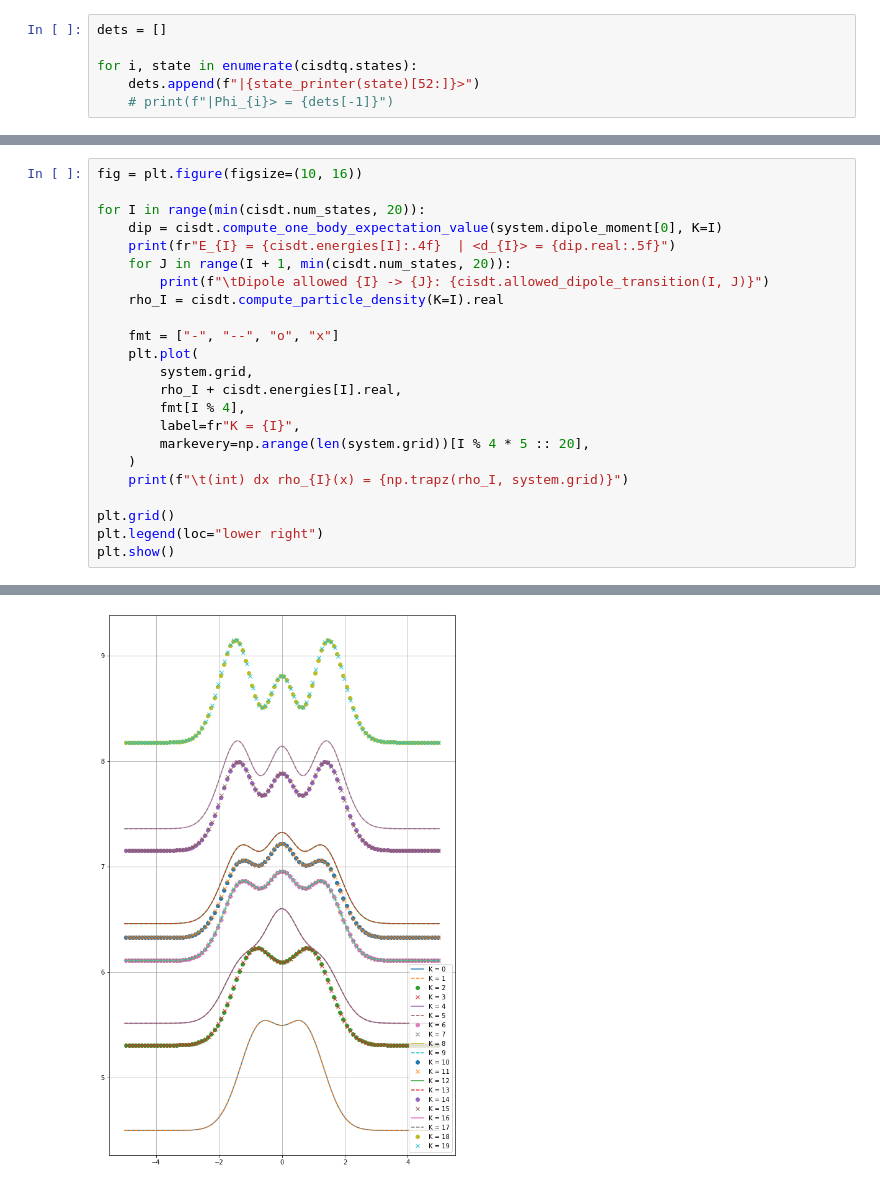
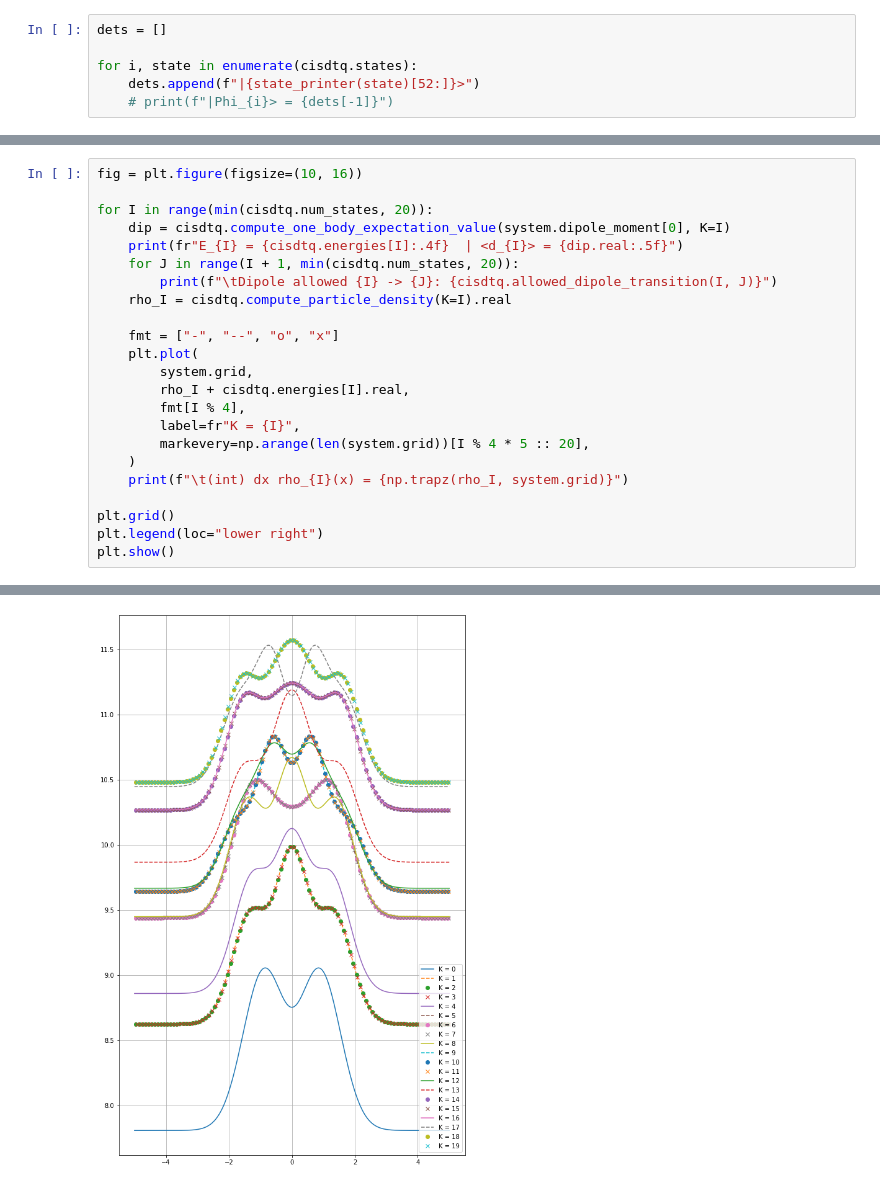
Before and after one commit to HyQD/configuration-interaction, a Jupyter notebook: scripts/four-spins.ipynb, the cells around one changed output, grey strips where cells are left out. Drawn from its saved outputs; the diff is of its cells as text.

Commit message:
Add working runs demonstrating spin states

```diff
--- a/scripts/four-spins.ipynb
+++ b/scripts/four-spins.ipynb
@@ -219,17 +217,17 @@ for i in range(cisdtq.num_states):
 # %%
 fig = plt.figure(figsize=(10, 16))
 
-for I in range(min(cisdt.num_states, 20)):
-    dip = cisdt.compute_one_body_expectation_value(system.dipole_moment[0], K=I)
-    print(fr"E_{I} = {cisdt.energies[I]:.4f}  | <d_{I}> = {dip.real:.5f}")
-    for J in range(I + 1, min(cisdt.num_states, 20)):
-        print(f"\tDipole allowed {I} -> {J}: {cisdt.allowed_dipole_transition(I, J)}")
-    rho_I = cisdt.compute_particle_density(K=I).real
+for I in range(min(cisdtq.num_states, 20)):
+    dip = cisdtq.compute_one_body_expectation_value(system.dipole_moment[0], K=I)
+    print(fr"E_{I} = {cisdtq.energies[I]:.4f}  | <d_{I}> = {dip.real:.5f}")
+    for J in range(I + 1, min(cisdtq.num_states, 20)):
+        print(f"\tDipole allowed {I} -> {J}: {cisdtq.allowed_dipole_transition(I, J)}")
+    rho_I = cisdtq.compute_particle_density(K=I).real
 
     fmt = ["-", "--", "o", "x"]
     plt.plot(
         system.grid,
-        rho_I + cisdt.energies[I].real,
+        rho_I + cisdtq.energies[I].real,
         fmt[I % 4],
         label=fr"K = {I}",
         markevery=np.arange(len(system.grid))[I % 4 * 5 :: 20],
@@ -260 +258 @@ E_19 = 8.1769  | <d_19> = -0.00000
-[figure, old version]
+[figure, new version]
```
Also changed, not shown: parts of 6 cells of this notebook, 2 other files.
